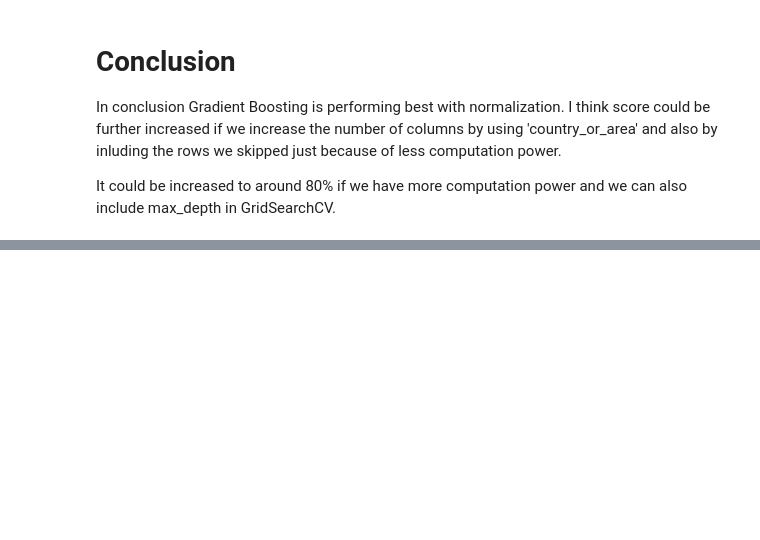
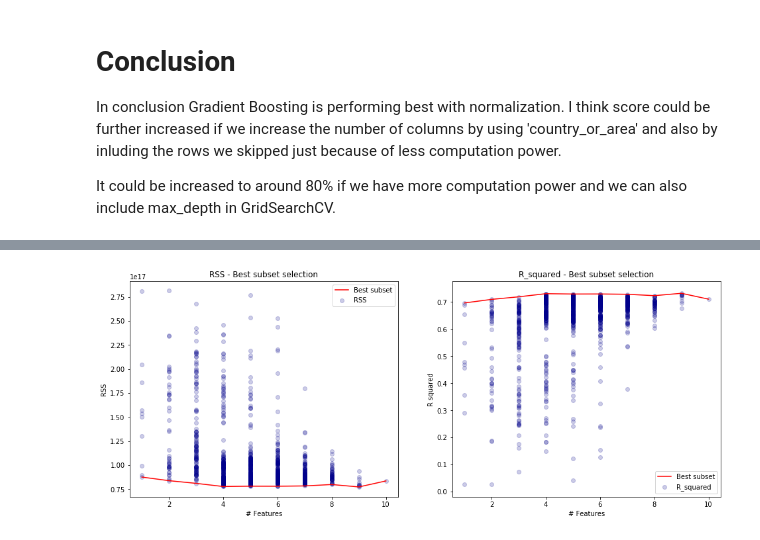
Before and after one commit to vivekpadia70/thinkful-data-science, a Jupyter notebook: Unit 3 Capstone.ipynb, the cells around one changed output, grey strips where cells are left out. Cells and saved outputs as stored; diff of their text form; code cells hidden in the pictures; blank space fills up the shorter version.

```diff
--- a/Unit 3 Capstone.ipynb
+++ b/Unit 3 Capstone.ipynb
@@ -426,5 +428,7 @@ pca.fit(X_train, Y_train)
 x_pca = pca.transform(X_train)
 x_test_pca = pca.transform(X_test)
 # %%
-x_df = pd.DataFrame(x_pca)
+x_df = pd.DataFrame(x_pca)[:500000]
+Y_train = Y_train[:500000]
 x_df_test = pd.DataFrame(x_test_pca)
+print(x_df.head())
@@ -503,0 +449,14 @@ print("Test data score: ", gbr.score(pd.DataFrame(x_test_pca).loc[:, 0:98], Y_te
+# %%
+RSS_list, R_squared_list, feature_list = [],[], []
+numb_features = []
+for k in tnrange(1,len(x_df.columns) + 1, desc = 'Loop...'):
+
+    #Looping over all possible combinations: from 11 choose k
+    for combo in itertools.combinations(x_df.columns,k):
+        gbr = GradientBoostingRegressor(n_estimators=20, max_features='sqrt')
+        gbr.fit(x_df[list(combo)], Y_train)
+        Y_pred = gbr.predict(x_df[list(combo)])
+        RSS_list.append(mean_squared_error(Y_train, Y_pred))
+        R_squared_list.append(gbr.score(x_df[list(combo)], Y_train))
+        feature_list.append(combo)
+        numb_features.append(len(combo))
@@ -503,0 +465,2 @@ print("Test data score: ", gbr.score(pd.DataFrame(x_test_pca).loc[:, 0:98], Y_te
+# %%
+errors_df = pd.DataFrame({'numb_features': numb_features,'RSS': RSS_list, 'R_squared':R_squared_list,'features':feature_list})
@@ -503,0 +481,4 @@ print("Test data score: ", gbr.score(pd.DataFrame(x_test_pca).loc[:, 0:98], Y_te
+# %%
+errors_df['min_RSS'] = errors_df.groupby('numb_features')['RSS'].transform(min)
+errors_df['max_R_squared'] = errors_df.groupby('numb_features')['R_squared'].transform(max)
+errors_df.head()
@@ -503,0 +492,22 @@ print("Test data score: ", gbr.score(pd.DataFrame(x_test_pca).loc[:, 0:98], Y_te
+# %%
+fig = plt.figure(figsize = (16,6))
+ax = fig.add_subplot(1, 2, 1)
+
+ax.scatter(errors_df.numb_features,errors_df.RSS, alpha = .2, color = 'darkblue' )
+ax.set_xlabel('# Features')
+ax.set_ylabel('RSS')
+ax.set_title('RSS - Best subset selection')
+ax.plot(errors_df.numb_features,errors_df.min_RSS,color = 'r', label = 'Best subset')
+ax.legend()
+
+ax = fig.add_subplot(1, 2, 2)
+ax.scatter(errors_df.numb_features,errors_df.R_squared, alpha = .2, color = 'darkblue' )
+ax.plot(errors_df.numb_features,errors_df.max_R_squared,color = 'r', label = 'Best subset')
+ax.set_xlabel('# Features')
+ax.set_ylabel('R squared')
+ax.set_title('R_squared - Best subset selection')
+ax.legend()
+
+plt.show()
+# %% [output]
+[figure, added]
```
Also changed, not shown: parts of 16 cells of this notebook, 1 other file.
